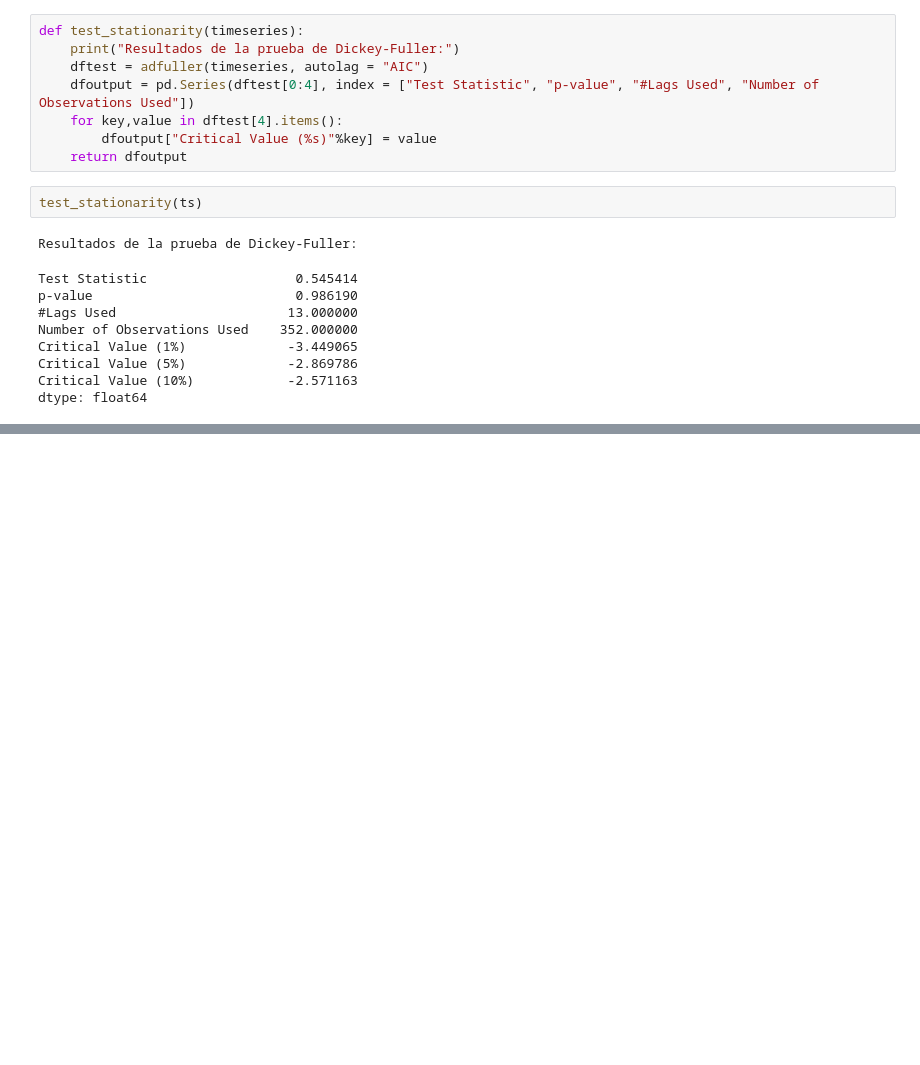
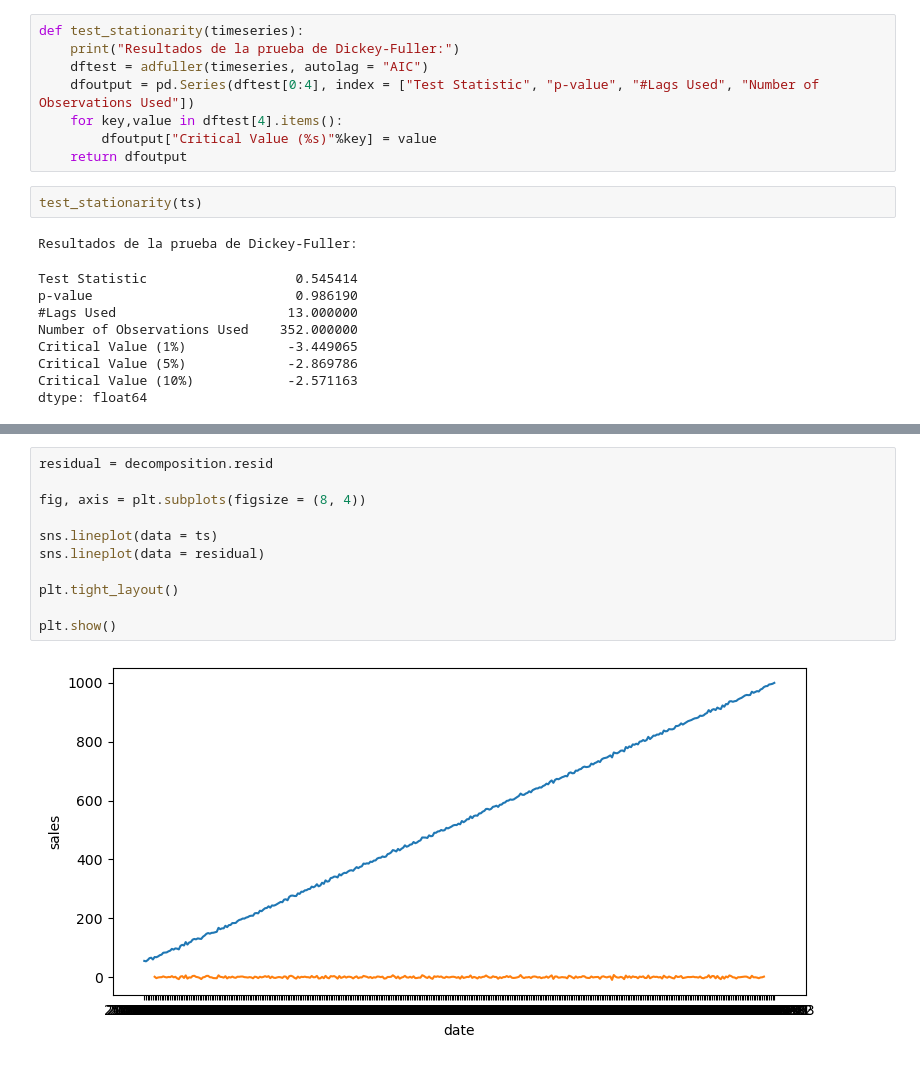
Before and after one commit to SamuelHollis/Time-series-1, a Jupyter notebook: src/explore.ipynb, the cells around one changed output, grey strips where cells are left out. Cells and saved outputs as stored; diff of their text form; blank space fills up the shorter version.

```diff
--- a/src/explore.ipynb
+++ b/src/explore.ipynb
@@ -124,0 +227,13 @@ dtype: float64
+# %%
+residual = decomposition.resid
+
+fig, axis = plt.subplots(figsize = (8, 4))
+
+sns.lineplot(data = ts)
+sns.lineplot(data = residual)
+
+plt.tight_layout()
+
+plt.show()
+# %% [output]
+[figure, added]
```
Also changed, not shown: parts of 20 cells of this notebook.
